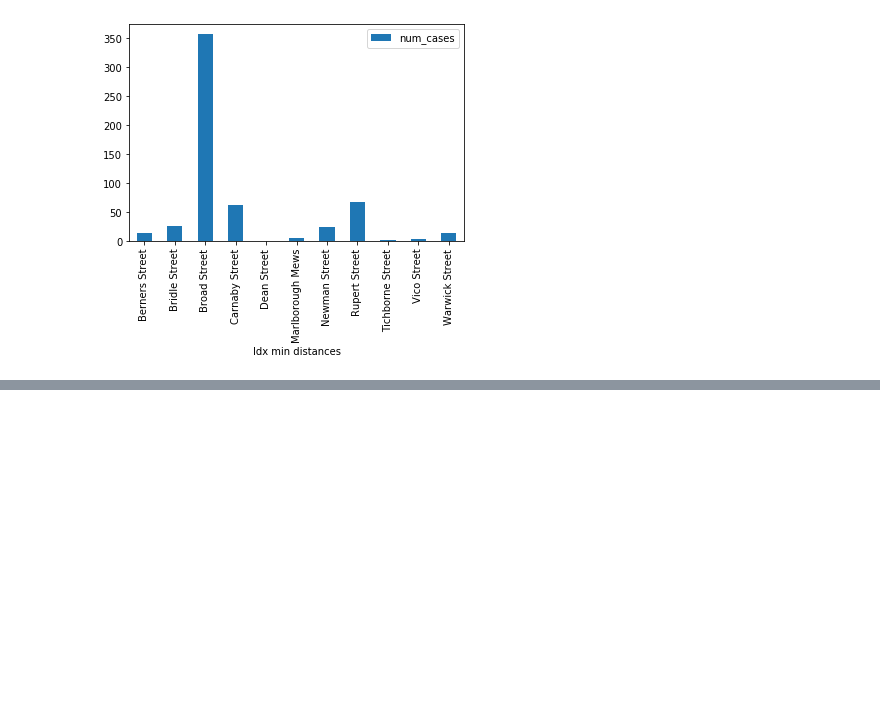
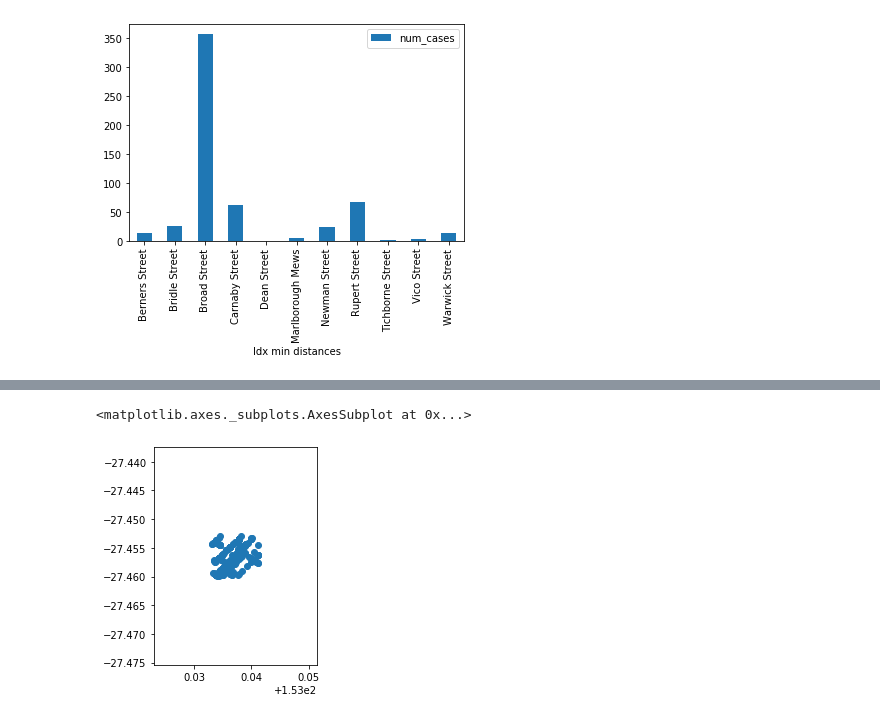
Before and after one commit to jaworra/Jupyter-Notebooks, a Jupyter notebook: spatialDataPandas.ipynb, the cells around one changed output, grey strips where cells are left out. Saved outputs shown, nothing was run; the diff lists cells and outputs as text; code cells hidden in the pictures; blank space fills up the shorter version.

```diff
--- a/spatialDataPandas.ipynb
+++ b/spatialDataPandas.ipynb
@@ -161,0 +164,2 @@ deaths.pivot_table(index='Idx min distances',values='num_cases', aggfunc = 'sum'
+# %%
+crashes = pd.read_csv('Data/training_data_BrisbaneCity_engineer_crash.csv', skiprows=5)
@@ -161,0 +186,2 @@ deaths.pivot_table(index='Idx min distances',values='num_cases', aggfunc = 'sum'
+# %%
+xy_columns = ['CRASH_LONGITUDE_GDA94', 'CRASH_LATITUDE_GDA94']
@@ -161,0 +231,14 @@ deaths.pivot_table(index='Idx min distances',values='num_cases', aggfunc = 'sum'
+# %%
+crashes['geometry']=gpd.GeoSeries(
+    crashes[xy_columns].apply(geometry.Point, axis='columns')
+)
+# %%
+crashes = gpd.GeoDataFrame(
+    crashes,
+    geometry ='geometry',
+    crs={'int':'epsg:4283'})
+# %%
+crashes.plot()
+# %% [output]
+<matplotlib.axes._subplots.AxesSubplot at 0x...>
+[figure, added]
```
Also changed, not shown: parts of 7 cells of this notebook.
